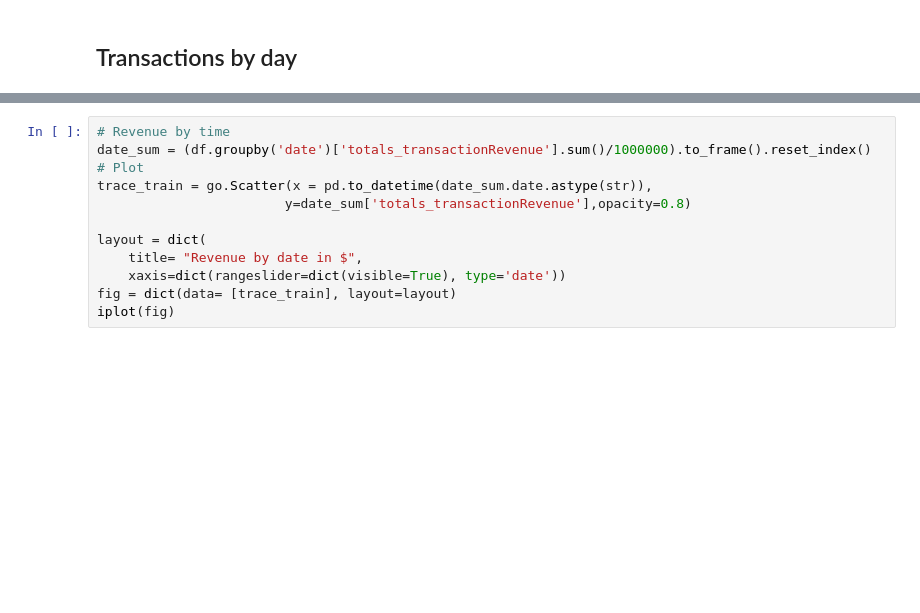
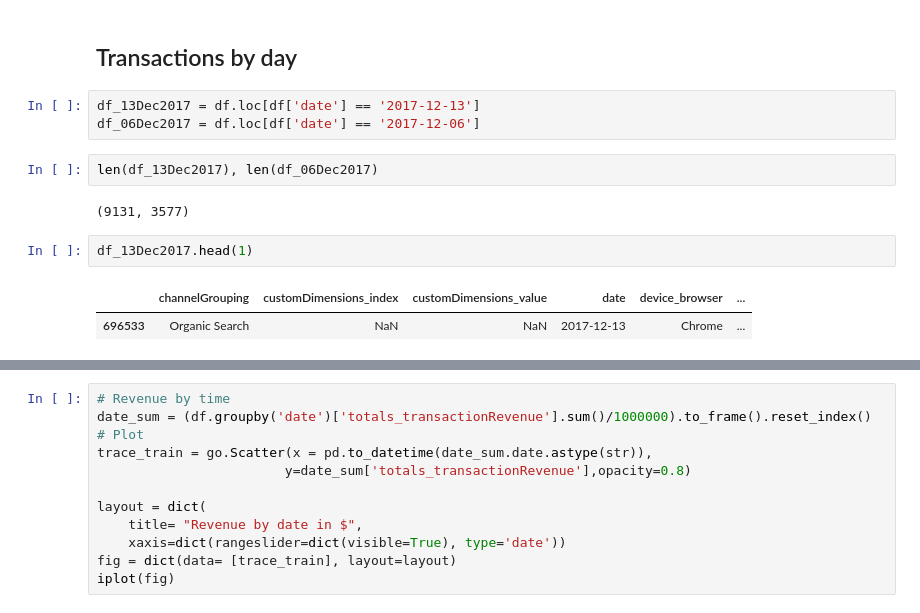
Before and after one commit to m-musiol/Capstone-NF_GA-Prediction, a Jupyter notebook: EDA_and_Visualization.ipynb, the cells around one changed output, grey strips where cells are left out. Saved outputs shown, nothing was run; the diff lists cells and outputs as text; blank space fills up the shorter version.

```diff
--- a/EDA_and_Visualization.ipynb
+++ b/EDA_and_Visualization.ipynb
@@ -192,5 +148,17 @@ plot_country_map(country_visits, 'Country', 'Visits', 'Visits', 'Visits per coun
 # %% [markdown]
 ## Transactions by day
+# %%
+df_13Dec2017 = df.loc[df['date'] == '2017-12-13']
+df_06Dec2017 = df.loc[df['date'] == '2017-12-06']
+# %%
+len(df_13Dec2017), len(df_06Dec2017)
+# %% [output]
+(9131, 3577)
+# %%
+df_13Dec2017.head(1)
+# %% [output]
+|  | channelGrouping | customDimensions_index | customDimensions_value | date | device_browser | ... |
+| 696533 | Organic Search | NaN | NaN | 2017-12-13 | Chrome | ... |
 # %%
 # Transactions by time
 date_sum = df.groupby('date')['totals_transactionRevenue'].count().to_frame().reset_index()
```
Also changed, not shown: parts of 14 cells of this notebook, 1 other file.
